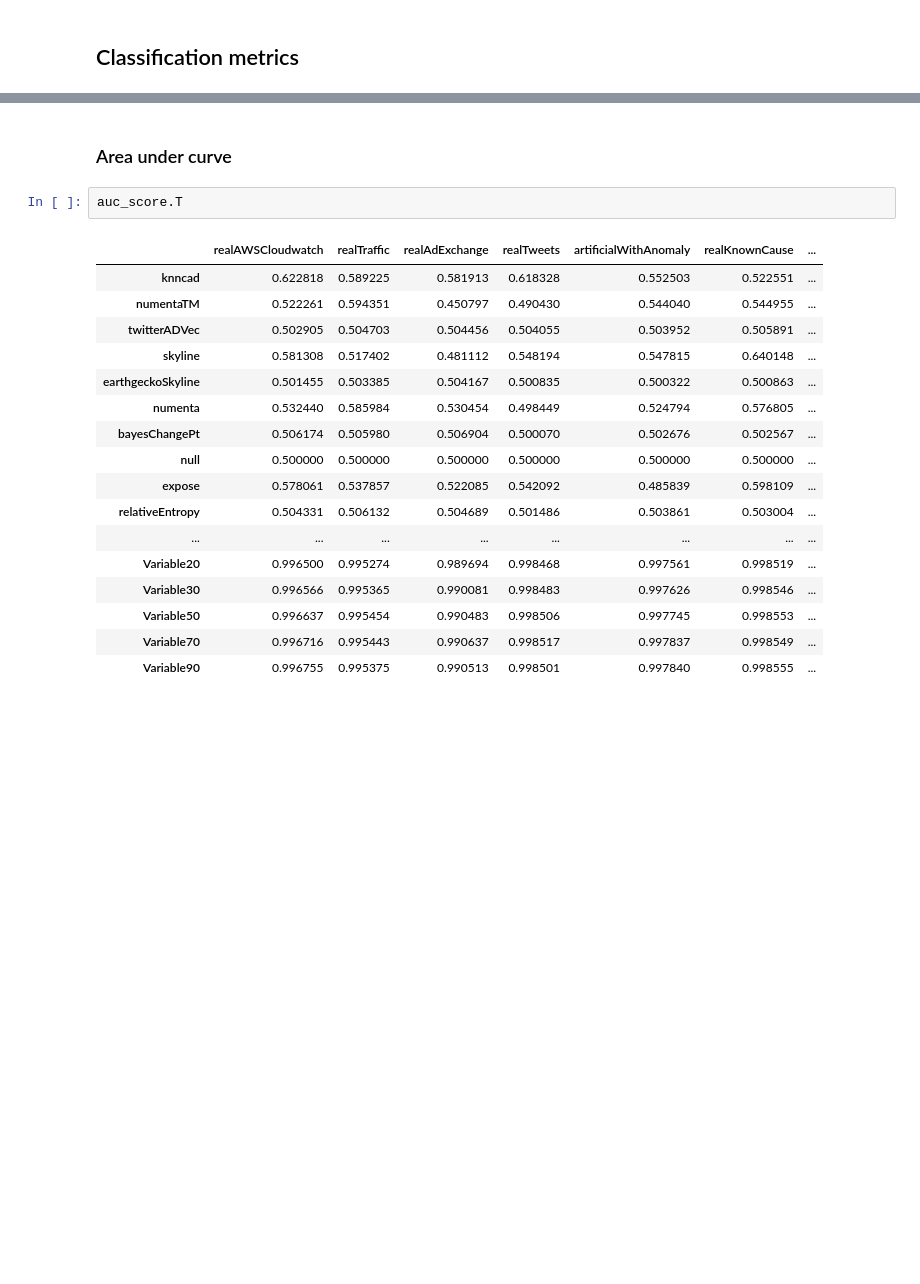
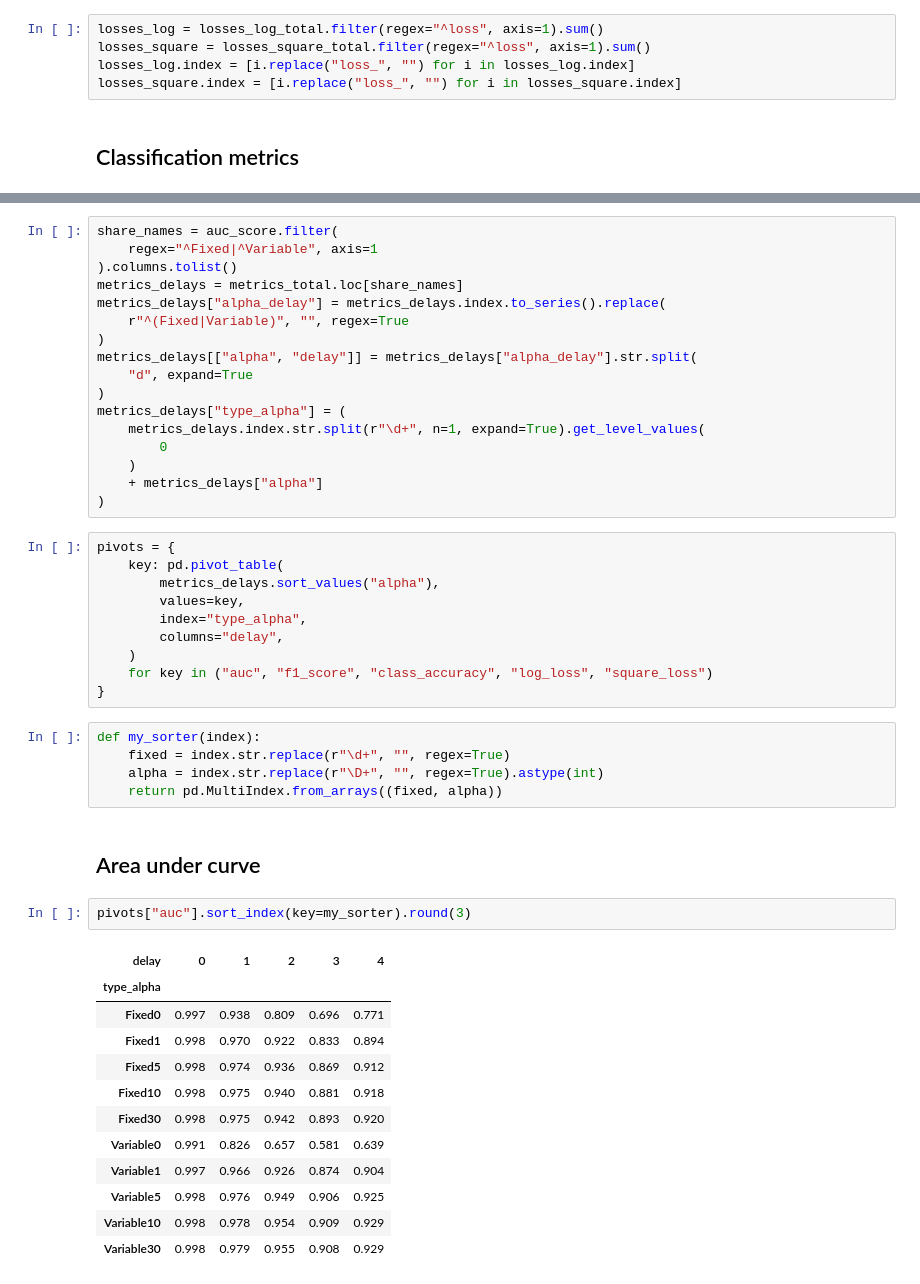
Before and after one commit to alan-turing-institute/anomaly_with_experts, a Jupyter notebook: results_analysis.ipynb, the cells around one changed output, grey strips where cells are left out. Cells and saved outputs as stored; diff of their text form; blank space fills up the shorter version.

```diff
--- a/results_analysis.ipynb
+++ b/results_analysis.ipynb
@@ -44,3 +31,8 @@ pd.concat(
+# %%
+losses_log = losses_log_total.filter(regex="^loss", axis=1).sum()
+losses_square = losses_square_total.filter(regex="^loss", axis=1).sum()
+losses_log.index = [i.replace("loss_", "") for i in losses_log.index]
+losses_square.index = [i.replace("loss_", "") for i in losses_square.index]
 # %% [markdown]
 ## Classification metrics
 # %%
@@ -106,22 +121,49 @@ for folder_name in auc_score.index:
+# %%
+share_names = auc_score.filter(
+    regex="^Fixed|^Variable", axis=1
+).columns.tolist()
+metrics_delays = metrics_total.loc[share_names]
+metrics_delays["alpha_delay"] = metrics_delays.index.to_series().replace(
+    r"^(Fixed|Variable)", "", regex=True
+)
+metrics_delays[["alpha", "delay"]] = metrics_delays["alpha_delay"].str.split(
+    "d", expand=True
+)
+metrics_delays["type_alpha"] = (
+    metrics_delays.index.str.split(r"\d+", n=1, expand=True).get_level_values(
+        0
+    )
+    + metrics_delays["alpha"]
+)
+# %%
+pivots = {
+    key: pd.pivot_table(
+        metrics_delays.sort_values("alpha"),
+        values=key,
+        index="type_alpha",
+        columns="delay",
+    )
+    for key in ("auc", "f1_score", "class_accuracy", "log_loss", "square_loss")
+}
+# %%
+def my_sorter(index):
+    fixed = index.str.replace(r"\d+", "", regex=True)
+    alpha = index.str.replace(r"\D+", "", regex=True).astype(int)
+    return pd.MultiIndex.from_arrays((fixed, alpha))
 # %% [markdown]
-### Area under curve
+## Area under curve
-# %%
-auc_score.T
-# %% [output]
-|  | realAWSCloudwatch | realTraffic | realAdExchange | realTweets | artificialWithAnomaly | realKnownCause | ... |
-| knncad | 0.622818 | 0.589225 | 0.581913 | 0.618328 | 0.552503 | 0.522551 | ... |
-| numentaTM | 0.522261 | 0.594351 | 0.450797 | 0.490430 | 0.544040 | 0.544955 | ... |
-| twitterADVec | 0.502905 | 0.504703 | 0.504456 | 0.504055 | 0.503952 | 0.505891 | ... |
-| skyline | 0.581308 | 0.517402 | 0.481112 | 0.548194 | 0.547815 | 0.640148 | ... |
-| earthgeckoSkyline | 0.501455 | 0.503385 | 0.504167 | 0.500835 | 0.500322 | 0.500863 | ... |
-| numenta | 0.532440 | 0.585984 | 0.530454 | 0.498449 | 0.524794 | 0.576805 | ... |
-| bayesChangePt | 0.506174 | 0.505980 | 0.506904 | 0.500070 | 0.502676 | 0.502567 | ... |
-| null | 0.500000 | 0.500000 | 0.500000 | 0.500000 | 0.500000 | 0.500000 | ... |
-| expose | 0.578061 | 0.537857 | 0.522085 | 0.542092 | 0.485839 | 0.598109 | ... |
-| relativeEntropy | 0.504331 | 0.506132 | 0.504689 | 0.501486 | 0.503861 | 0.503004 | ... |
-| ... | ... | ... | ... | ... | ... | ... | ... |
-| Variable20 | 0.996500 | 0.995274 | 0.989694 | 0.998468 | 0.997561 | 0.998519 | ... |
-| Variable30 | 0.996566 | 0.995365 | 0.990081 | 0.998483 | 0.997626 | 0.998546 | ... |
-| Variable50 | 0.996637 | 0.995454 | 0.990483 | 0.998506 | 0.997745 | 0.998553 | ... |
-| Variable70 | 0.996716 | 0.995443 | 0.990637 | 0.998517 | 0.997837 | 0.998549 | ... |
-| Variable90 | 0.996755 | 0.995375 | 0.990513 | 0.998501 | 0.997840 | 0.998555 | ... |
+# %%
+pivots["auc"].sort_index(key=my_sorter).round(3)
+# %% [output]
+| delay | 0 | 1 | 2 | 3 | 4 |
+| type_alpha |  |  |  |  |  |
+| Fixed0 | 0.997 | 0.938 | 0.809 | 0.696 | 0.771 |
+| Fixed1 | 0.998 | 0.970 | 0.922 | 0.833 | 0.894 |
+| Fixed5 | 0.998 | 0.974 | 0.936 | 0.869 | 0.912 |
+| Fixed10 | 0.998 | 0.975 | 0.940 | 0.881 | 0.918 |
+| Fixed30 | 0.998 | 0.975 | 0.942 | 0.893 | 0.920 |
+| Variable0 | 0.991 | 0.826 | 0.657 | 0.581 | 0.639 |
+| Variable1 | 0.997 | 0.966 | 0.926 | 0.874 | 0.904 |
+| Variable5 | 0.998 | 0.976 | 0.949 | 0.906 | 0.925 |
+| Variable10 | 0.998 | 0.978 | 0.954 | 0.909 | 0.929 |
+| Variable30 | 0.998 | 0.979 | 0.955 | 0.908 | 0.929 |
```
Also changed, not shown: parts of 24 cells of this notebook, 11 other files.
